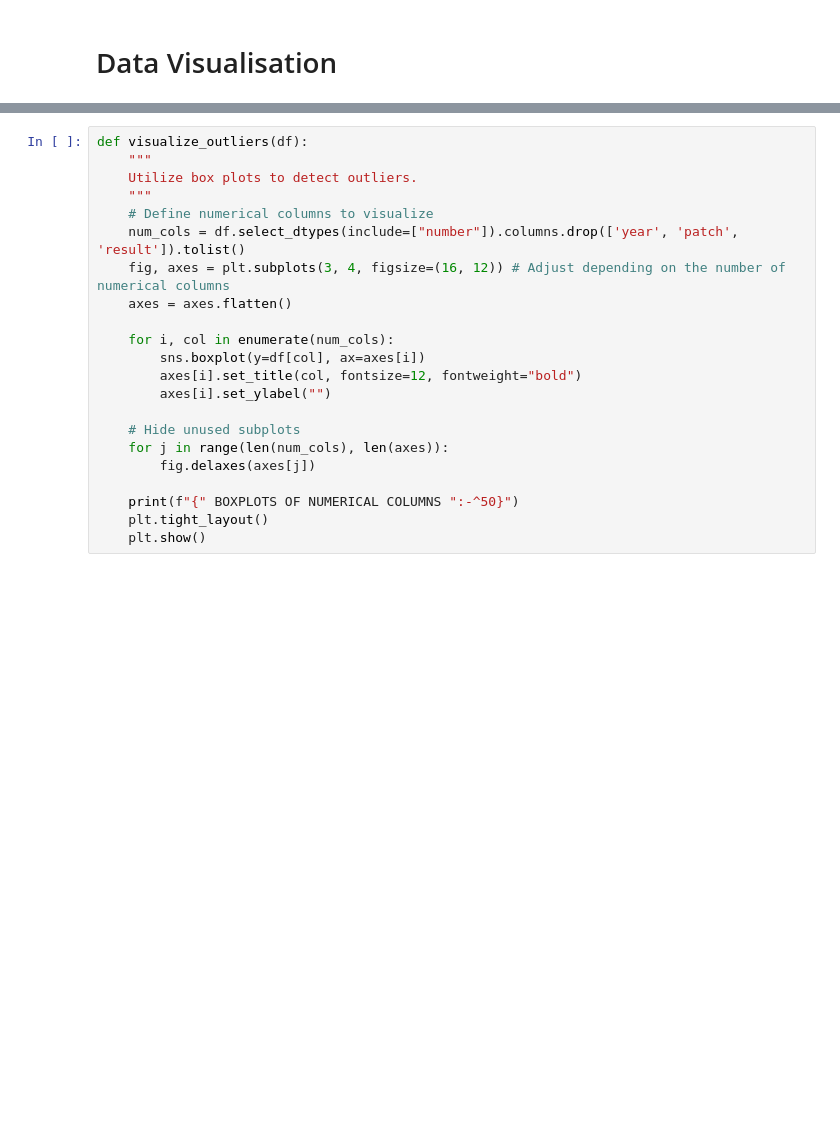
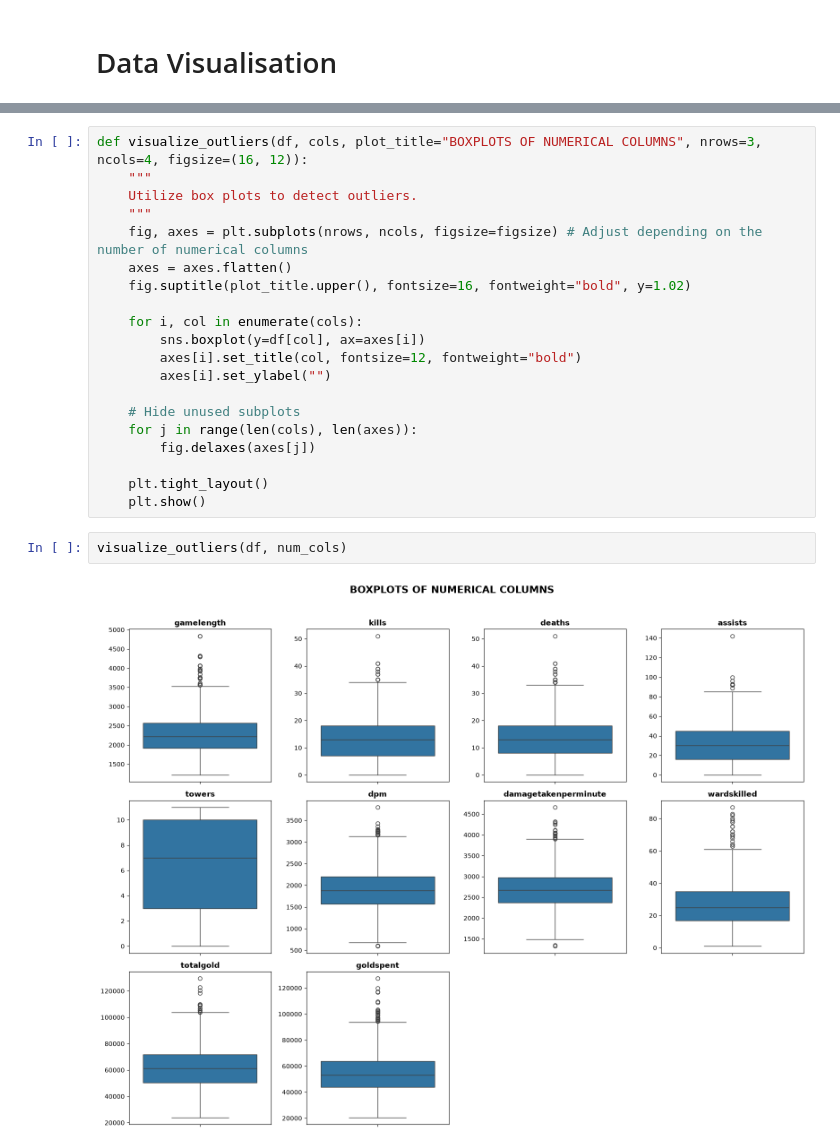
Before and after one commit to jkpjr/lol-esports-pickems-predictor, a Jupyter notebook: exploratory_data_analysis.ipynb, the cells around one changed output, grey strips where cells are left out. Cells and saved outputs as stored; diff of their text form; blank space fills up the shorter version.

```diff
--- a/exploratory_data_analysis.ipynb
+++ b/exploratory_data_analysis.ipynb
@@ -120,23 +207,25 @@ def count_outliers(df, IQR_multiplier=1.5):
 # %%
-def visualize_outliers(df):
+def visualize_outliers(df, cols, plot_title="BOXPLOTS OF NUMERICAL COLUMNS", nrows=3, ncols=4, figsize=(16, 12)):
     """
     Utilize box plots to detect outliers.
     """
-    # Define numerical columns to visualize
-    num_cols = df.select_dtypes(include=["number"]).columns.drop(['year', 'patch', 'result']).tolist()
-    fig, axes = plt.subplots(3, 4, figsize=(16, 12)) # Adjust depending on the number of numerical columns
+    fig, axes = plt.subplots(nrows, ncols, figsize=figsize) # Adjust depending on the number of numerical columns
     axes = axes.flatten()
+    fig.suptitle(plot_title.upper(), fontsize=16, fontweight="bold", y=1.02)
 
-    for i, col in enumerate(num_cols):
+    for i, col in enumerate(cols):
         sns.boxplot(y=df[col], ax=axes[i])
         axes[i].set_title(col, fontsize=12, fontweight="bold")
         axes[i].set_ylabel("")
 
     # Hide unused subplots
-    for j in range(len(num_cols), len(axes)):
+    for j in range(len(cols), len(axes)):
         fig.delaxes(axes[j])
 
-    print(f"{" BOXPLOTS OF NUMERICAL COLUMNS ":-^50}")
     plt.tight_layout()
     plt.show()
+# %%
+visualize_outliers(df, num_cols)
+# %% [output]
+[figure, added]
 # %%
```
Also changed, not shown: parts of 17 cells of this notebook, 1 other file.
